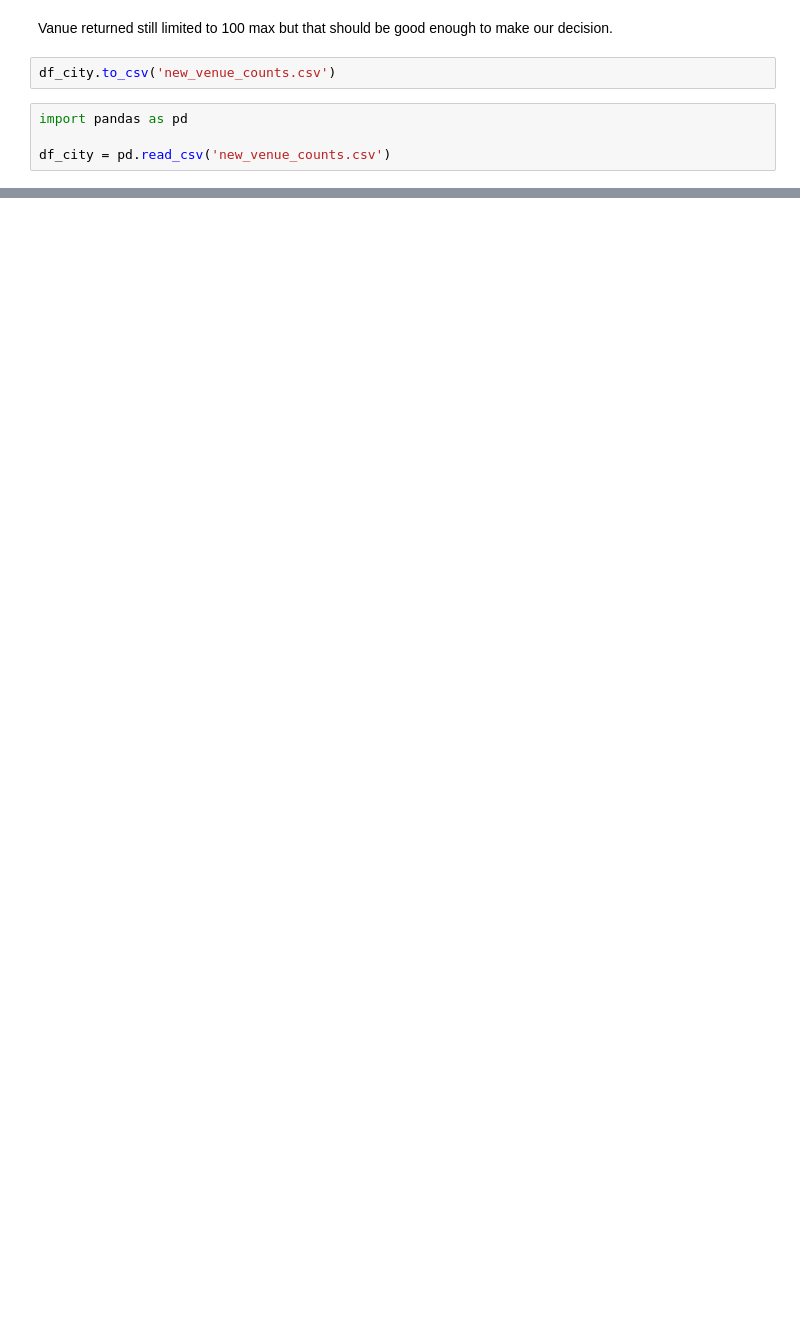
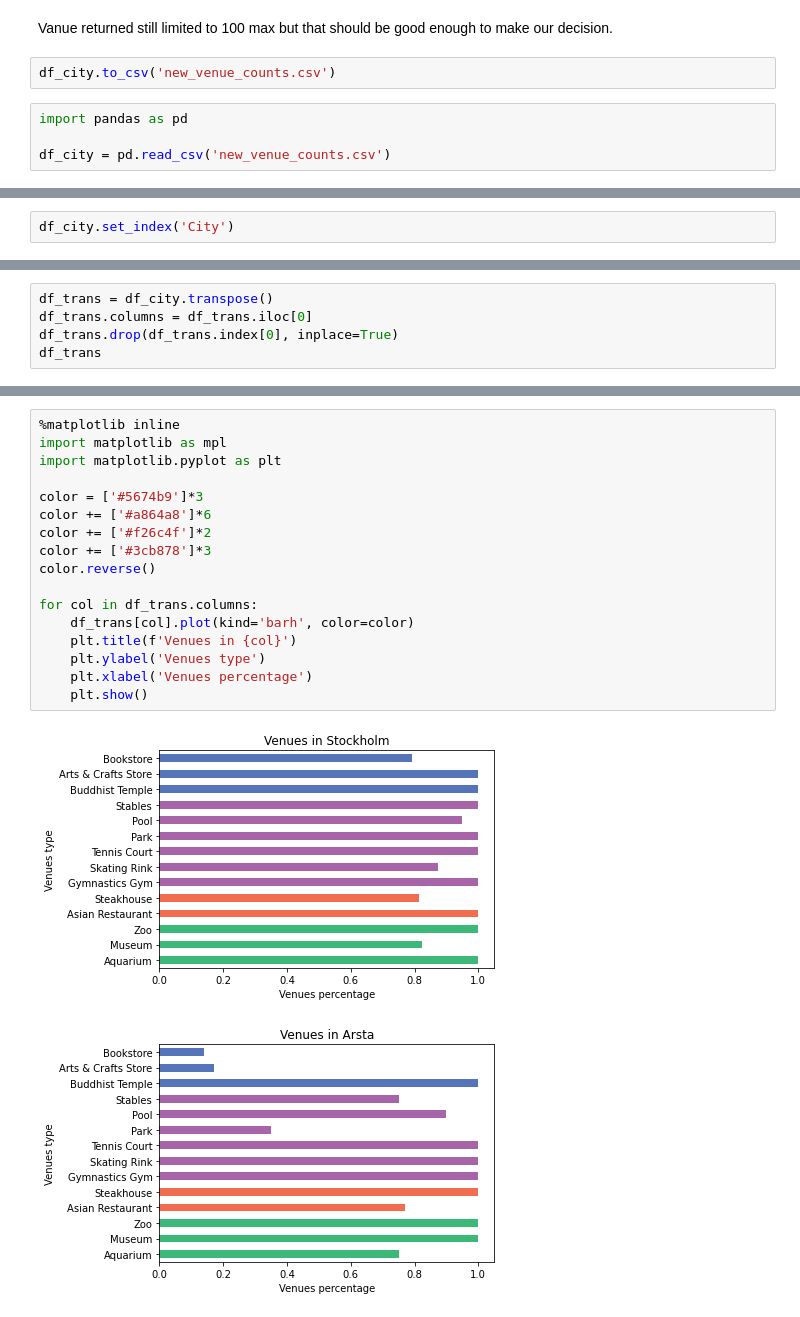
Before and after one commit to PanupatC/Coursera_Capstone, a Jupyter notebook: Coursera_sweden_school_code.ipynb, the cells around one changed output, grey strips where cells are left out. Drawn from its saved outputs; the diff is of its cells as text; blank space fills up the shorter version.

Commit message:
complete final plot with color

```diff
--- a/Coursera_sweden_school_code.ipynb
+++ b/Coursera_sweden_school_code.ipynb
@@ -498,0 +497,2 @@ df_city
+# %%
+df_city.set_index('City')
@@ -498,0 +507,5 @@ df_city
+# %%
+df_trans = df_city.transpose()
+df_trans.columns = df_trans.iloc[0]
+df_trans.drop(df_trans.index[0], inplace=True)
+df_trans
@@ -498,0 +528,20 @@ df_city
+# %%
+%matplotlib inline
+import matplotlib as mpl
+import matplotlib.pyplot as plt
+
+color = ['#5674b9']*3
+color += ['#a864a8']*6
+color += ['#f26c4f']*2
+color += ['#3cb878']*3
+color.reverse()
+
+for col in df_trans.columns:
+    df_trans[col].plot(kind='barh', color=color)
+    plt.title(f'Venues in {col}')
+    plt.ylabel('Venues type')
+    plt.xlabel('Venues percentage')
+    plt.show()
+# %% [output]
+[figure, added]
+[figure, added]
```
Also changed, not shown: parts of 4 cells of this notebook.
